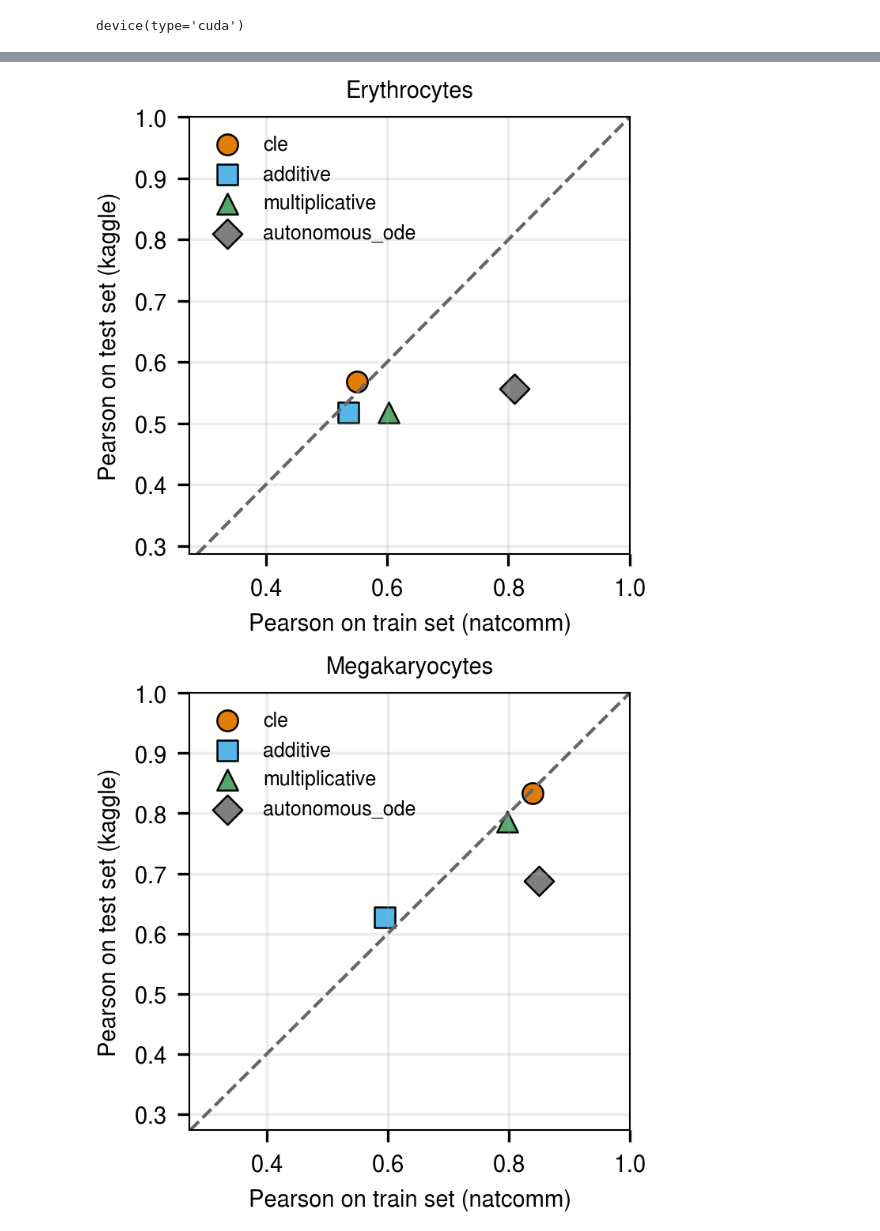
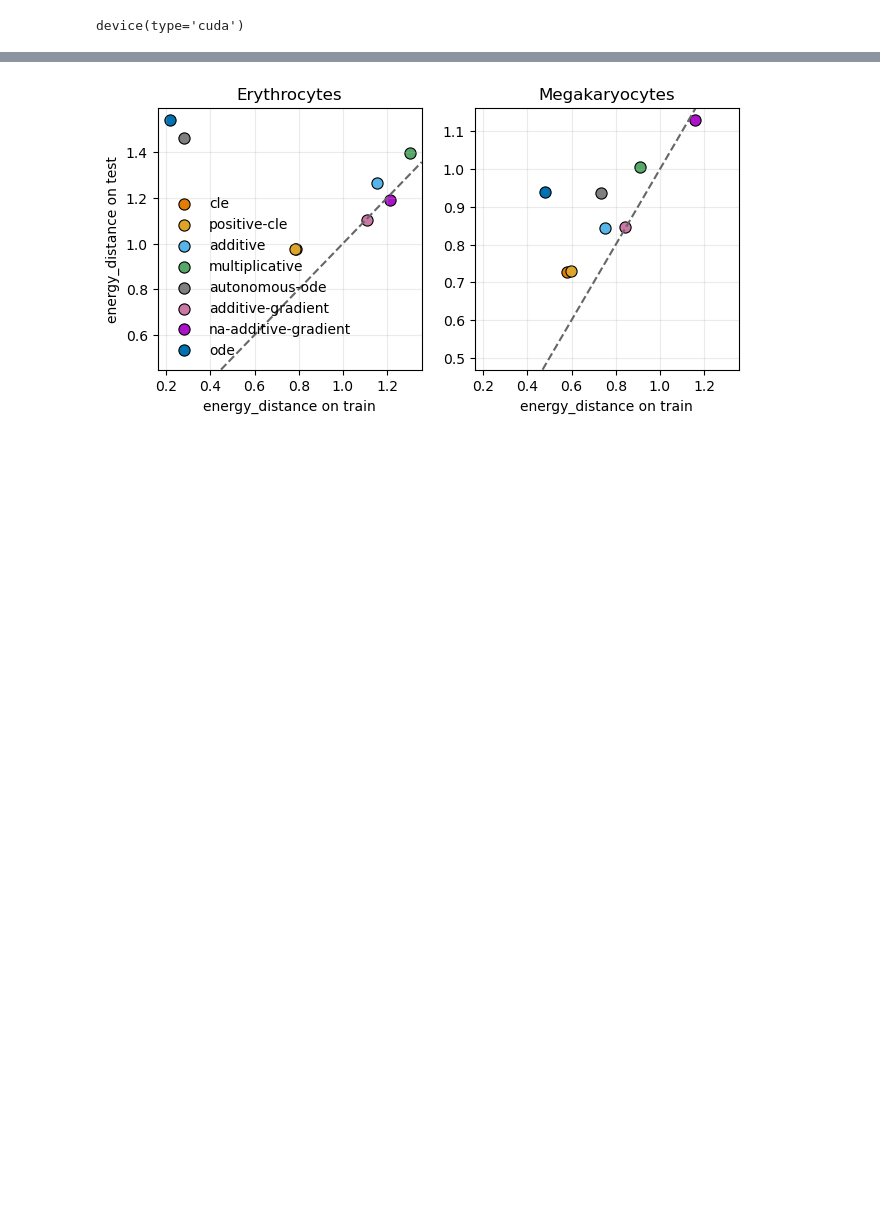
Before and after one commit to vchz/pfi, a Jupyter notebook: examples/hsc_generalization_sample.ipynb, the cells around one changed output, grey strips where cells are left out. Saved outputs shown, nothing was run; the diff lists cells and outputs as text; code cells hidden in the pictures; blank space fills up the shorter version.

```diff
--- a/examples/hsc_generalization_sample.ipynb
+++ b/examples/hsc_generalization_sample.ipynb
@@ -23,17 +19,18 @@ torch.manual_seed(seed)
 
 nsamples = 6000
 
-path = '/mnt/home/vchardes/ceph/datasets/HSC_data/10XChromiumV3_10.1038_s41467-021-27159-x_10.5281_zenodo.5291737_exvivo.h5ad'
 genes = ['gata1','fli1','klf1','gata2','gfi1','gfi1b','runx1','tal1','jun','spi1','zfpm1','lmo2','etv6','erg','cebpa',\
-         'meis1','sall4','myc','foxo3','zbtb7a','nanog','nfe2','stat3','mef2c']
+         'meis1','sall4','myc','foxo3','zbtb7a', 'nfe2','stat3','mef2c'] #'nanog',
 
 samples, times, ind_array, cell_types = load_data(
-    path=path,
+    "natcomm",
     nsamples=nsamples,
     genes=genes,
     time_key='day',
     cell_type_key='cell_type',
     seed=seed,
+    max_tot_counts=200,
+    normalize=False,
 )
 
 X = X_from_snapshots([samples[k] for k in range(samples.shape[0])], times)
@@ -174,15 +278,16 @@ plt.show()
 # %%
 # Load Kaggle multiome data and keep HSC/HSPC cells at first time point
-path_kaggle = '/mnt/home/vchardes/ceph/datasets/HSC_data/kaggle_multiome_RNA_new_cleaned.h5ad'
 nsamples_kaggle = 16000
 
 samples_kaggle, times_kaggle, ind_array_kaggle, cell_types_kaggle = load_data(
-    path=path_kaggle,
+    "kaggle",
     nsamples=nsamples_kaggle,
     genes=genes,
     time_key='day',
     cell_type_key='cell_type',
     seed=seed,
+    max_tot_counts=200,
+    normalize=False,
 )
 
 kaggle_categories = list(cell_types_kaggle.cat.categories)
@@ -201,14 +312,14 @@ HSPC/HSC cells at first kaggle time: 10074
 # %%
 # Run inferred models from kaggle HSC at first time to last kaggle time
-t0_kaggle = 0#float(times_kaggle[0])
-tT_kaggle = float(times_kaggle[-1] - times_kaggle[0])
+t0_kaggle = float(times_kaggle[0])#float(times_kaggle[0])
+tT_kaggle = float(times_kaggle[-1])
 X0_kaggle = np.hstack([HSC_kaggle, t0_kaggle * np.ones((HSC_kaggle.shape[0], 1))])
 
 gen_kaggle_last = {}
 for model_name, reg in flow_regs.items():
     gen_kaggle_last[model_name] = reg.sample(
         X0_kaggle,
-        Dt = 1*float(tT_kaggle - t0_kaggle),
+        Dt = 1*float(times_kaggle[-1] - times_kaggle[0]),
         stoch=True,
         dt=0.005,
         pos=True,
@@ -294,51 +417,33 @@ for model_name in flow_regs.keys():
 # %%
-print('Pearson (test vs train):')
-for model_name, scores in comparison.items():
-    print(
-        model_name,
-        '| Ery:',
-        f"{scores['erythrocytes']['test']['pearson']:.3f}",
-        'vs',
-        f"{scores['erythrocytes']['train']['pearson']:.3f}",
-        '| Meg:',
-        f"{scores['megakaryocytes']['test']['pearson']:.3f}",
-        'vs',
-        f"{scores['megakaryocytes']['train']['pearson']:.3f}",
-    )
-
-style = {
-    'cle': {'color': '#E17C05', 'marker': 'o'},
-    'additive': {'color': '#56B4E9', 'marker': 's'},
-    'multiplicative': {'color': '#55A868', 'marker': '^'},
-    'autonomous_ode': {'color': '#7F7F7F', 'marker': 'D'},
-}
-
-for group_name, title in [
+metric = 'energy_distance'
+group_specs = [
     ('erythrocytes', 'Erythrocytes'),
     ('megakaryocytes', 'Megakaryocytes'),
-]:
-    fig, ax = plt.subplots(1, 1)
+]
 
+fig, axes = plt.subplots(1, 2, figsize=(7.5, 3.4), sharex=True)
+
+for ax, (group_name, title) in zip(axes, group_specs):
     for model_name, scores in comparison.items():
-        cfg = style.get(model_name, {'color': 'black', 'marker': 'o'})
+        cfg = base_colors.get(model_name)
         ax.scatter(
-            scores[group_name]['train']['pearson'],
-            scores[group_name]['test']['pearson'],
-            c=cfg['color'],
-            marker=cfg['marker'],
+            scores[group_name]['train'][metric],
+            scores[group_name]['test'][metric],
+            c=cfg,
+            marker='o',
             edgecolor='k',
-            s = 40,
-            linewidth=0.6,
+            s=65,
+            linewidth=0.8,
             label=model_name,
         )
 
-    ax.axline((0.3, 0.3), slope=1.0, linestyle='--', color='0.4')
-    ax.set_xlim(xmax=1)
-    ax.set_ylim(ymax=1)
+    ax.axline((0.5, 0.5), (0.8, 0.8), linestyle='--', color='0.4')
+
     ax.set_title(title)
-    ax.set_xlabel('Pearson on train set (natcomm)')
+    ax.set_xlabel(metric + ' on train')
     ax.grid(alpha=0.25)
-    ax.legend(loc='best', frameon=False)
-    ax.set_ylabel('Pearson on test set (kaggle)')
+
+axes[0].legend(frameon=False)
+axes[0].set_ylabel(metric + ' on test')
 plt.show()
 # %% [output]
@@ -350,2 +450 @@ autonomous_ode | Ery: 0.556 vs 0.810 | Meg: 0.688 vs 0.850
-[figure, old version]
+[figure, new version]
-[figure, removed]
```
Also changed, not shown: parts of 12 cells of this notebook, 40 other files.
